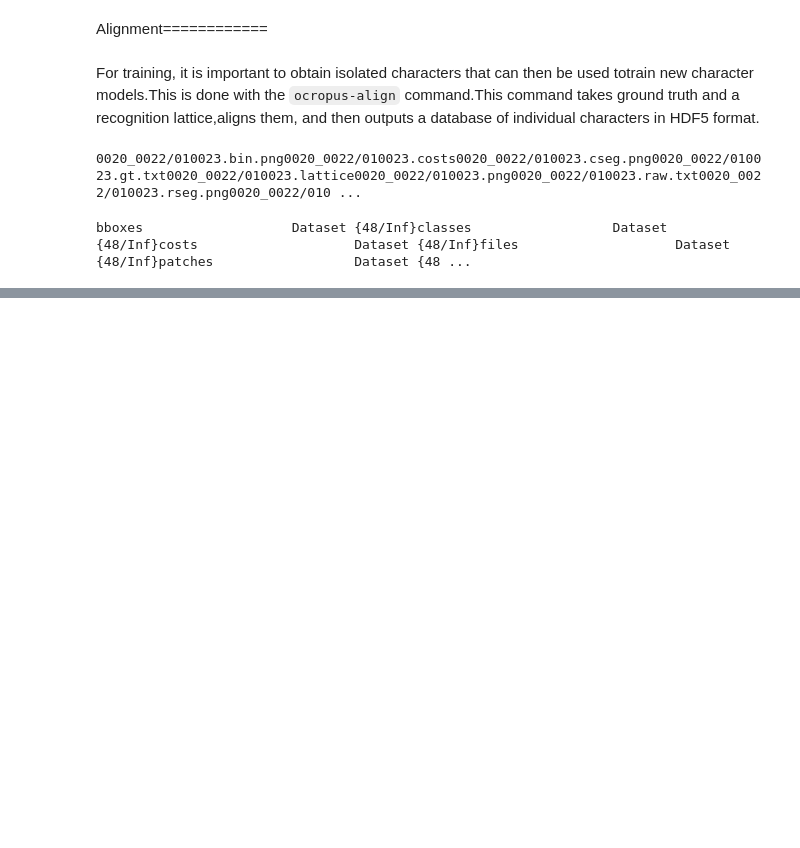
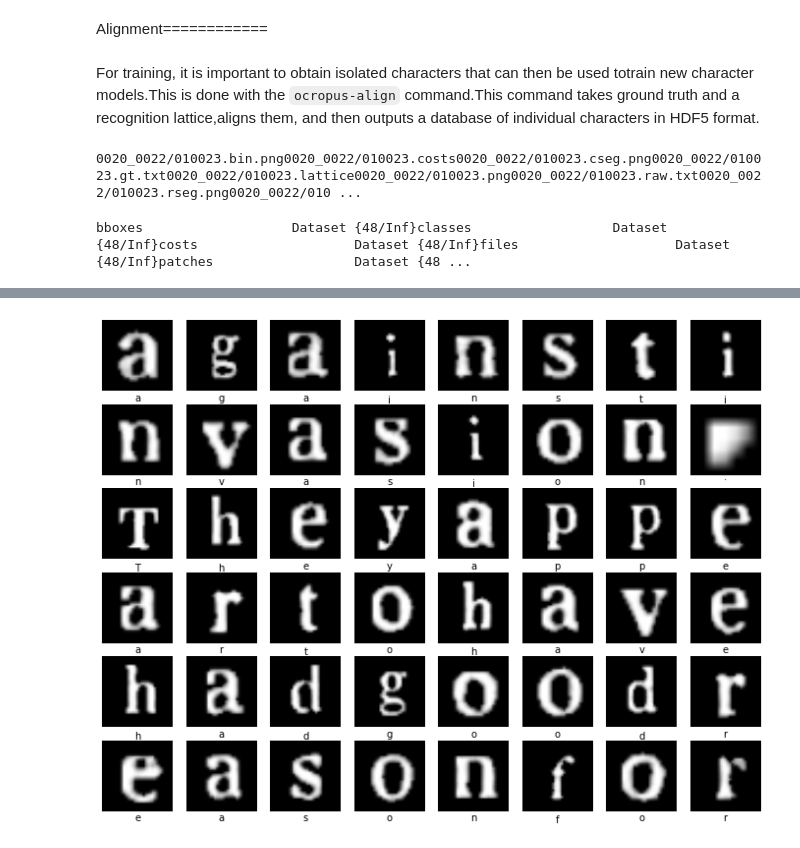
Before and after one commit to ocropus-archive/DUP-ocropy, a Jupyter notebook: Notebooks/ocropus-steps.ipynb, the cells around one changed output, grey strips where cells are left out. Cells and saved outputs as stored; diff of their text form; code cells hidden in the pictures; blank space fills up the shorter version.

```diff
--- a/Notebooks/ocropus-steps.ipynb
+++ b/Notebooks/ocropus-steps.ipynb
@@ -130,0 +131,4 @@ aligned = tables.openFile("test.h5","r")cls = aligned.root.classes[17]print cls,
+# %%
+figsize(12,12)for i,p in enumerate(aligned.root.patches):    subplot(8,8,i+1)    xticks([]); yticks([])    xlabel(chr(aligned.root.classes[i]))    imshow(p)
+# %% [output]
+[figure, added]
```
Also changed, not shown: parts of 9 cells of this notebook, 1 other file.
